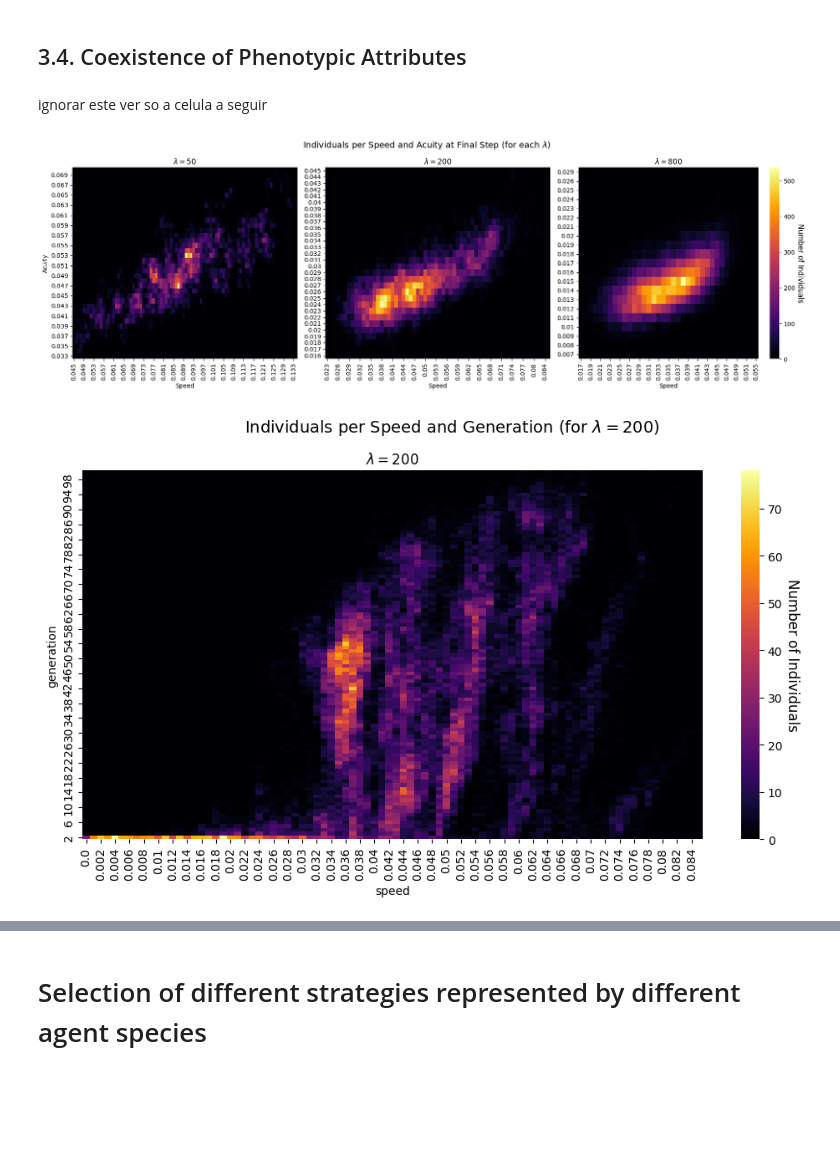
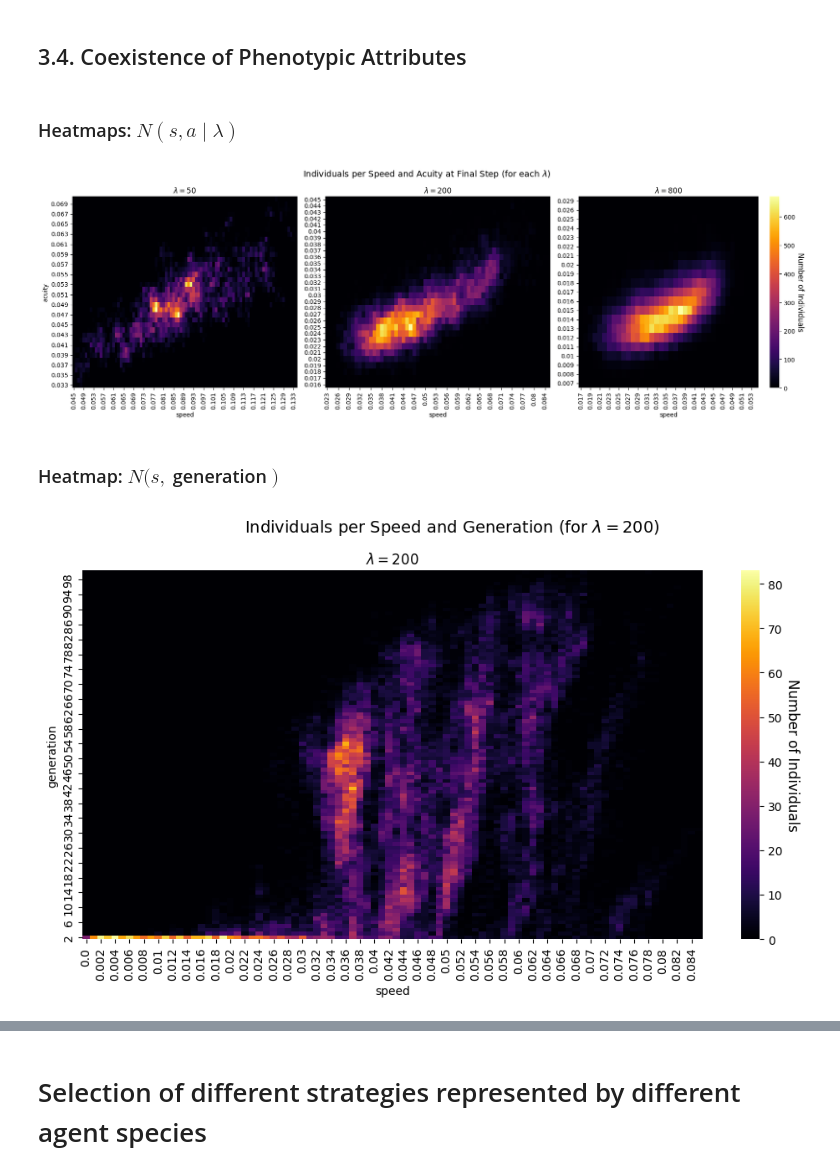
Before and after one commit to PrometheosFire/foraging-sim, a Jupyter notebook: evaluation/results.ipynb, the cells around one changed output, grey strips where cells are left out. Cells and saved outputs as stored; diff of their text form; code cells hidden in the pictures; blank space fills up the shorter version.

```diff
--- a/evaluation/results.ipynb
+++ b/evaluation/results.ipynb
@@ -67,7 +70,7 @@ for r_value in r_values:
     cbar.set_label(r"net energy gain rate ($\varepsilon$)", rotation=-90, labelpad=15, fontsize=12)
 
     # Add title and axis labels
-    plt.title(fr"$r$ = {r_value}")
+    plt.title(fr"$r$ = {int(r_value)}")
     plt.xlabel(r"speed ($s$)")
     plt.ylabel(r"acuity ($a$)")
 
@@ -402,18 +405,18 @@ plt.show()
 # %% [markdown]
 ## 3.4. Coexistence of Phenotypic Attributes
 # %% [markdown]
-ignorar este ver so a celula a seguir
+### Heatmaps: $N(s,a\mid \lambda)$
 # %%
 # List of your CSV files
 files_3_4 = f"{data_folder}3_4_envParam3_simulations"
-files = ["0-10", "10-20", "20-30", "30-40", "60-70", "70-80"]
+files = ["0-10", "10-20", "20-30", "30-40", "40-50", "50-60", "60-70", "70-80"]
 files = [f"{files_3_4}{file}.csv" for file in files]
 
 # Read and concatenate all CSVs
 df = pd.concat([pd.read_csv(file) for file in files], ignore_index=True)
 
 # Parameters
-lambdas = [50, 200, 800]
+lambdas = [int(resource_density) for resource_density in df["Lamb"].unique()]
 fig, axes = plt.subplots(1, 3, figsize=(18, 6))
 
 for i, lam in enumerate(lambdas):
@@ -426,36 +429,38 @@ for i, lam in enumerate(lambdas):
     # Round for consistent binning
     df_heatmap["speed"] = df_heatmap["speed"].round(3)
     df_heatmap["acuity"] = df_heatmap["acuity"].round(3)
 
     # Count individuals per (speed, acuity) pair
     count_data = df_heatmap.groupby(["speed", "acuity"]).size().reset_index(name="count")
 
     # Pivot to heatmap format
     heatmap_data = count_data.pivot(index="acuity", columns="speed", values="count").fillna(0)
 
     # Plot heatmap
     ax = axes[i]
     sns.heatmap(heatmap_data, cmap="inferno", ax=ax, cbar=(i == 2))
 
     # Axis and title
     ax.set_title(rf"$\lambda = {lam}$")
-    ax.set_xlabel("Speed")
+    ax.set_xlabel("speed")
     if i == 0:
-        ax.set_ylabel("Acuity")
+        ax.set_ylabel("acuity")
     else:
         ax.set_ylabel("")
 
     ax.invert_yaxis()
 
 # Add single colorbar for the last heatmap
 cbar = axes[2].collections[0].colorbar
 cbar.set_label("Number of Individuals", rotation=-90, labelpad=15, fontsize=12)
 
 plt.suptitle(r"Individuals per Speed and Acuity at Final Step (for each $\lambda$)", fontsize=14)
 plt.tight_layout()
 plt.show()
 # %% [output]
-[figure, old version]
+[figure, new version]
+# %% [markdown]
+### Heatmap: $N(s,$ generation $)$
 # %%
 df_200 = df[df["Lamb"] == 200]
 df_200 = df_200[df_200["gen"] > 1]
@@ -489,4 +494,4 @@ plt.suptitle(r"Individuals per Speed and Generation (for $\lambda = 200$)", font
 plt.tight_layout()
 plt.show()
 # %% [output]
-[figure, old version]
+[figure, new version]
```
Also changed, not shown: parts of 7 cells of this notebook.
